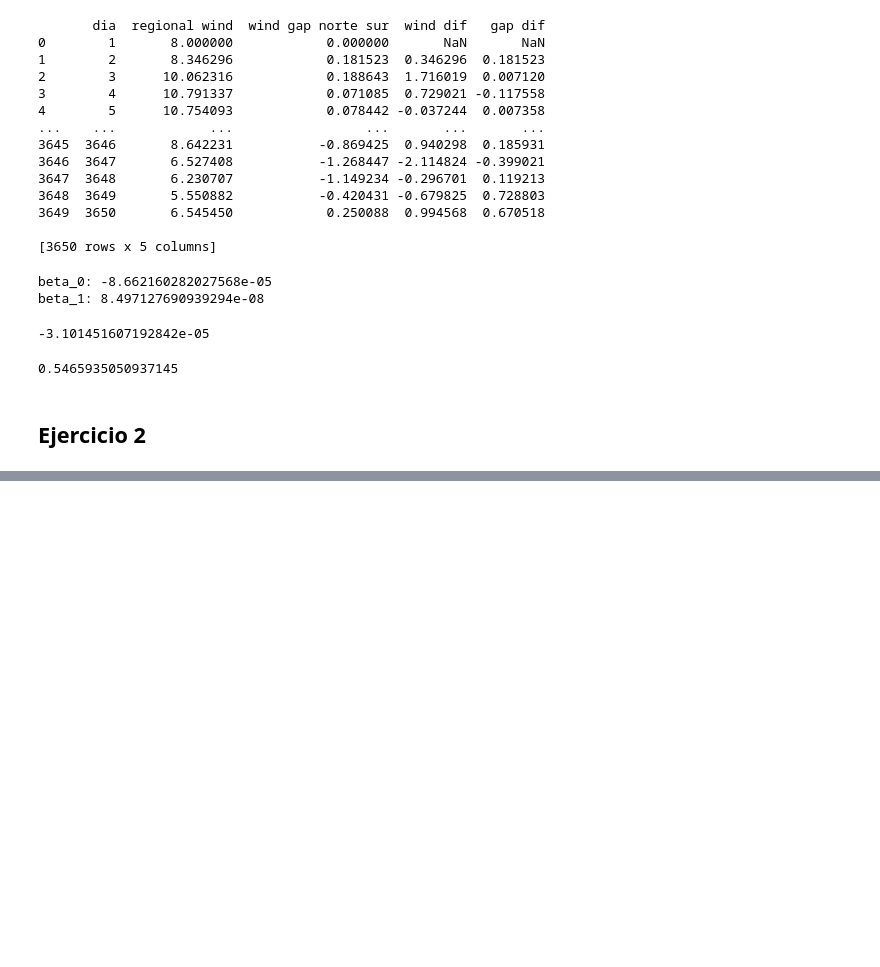
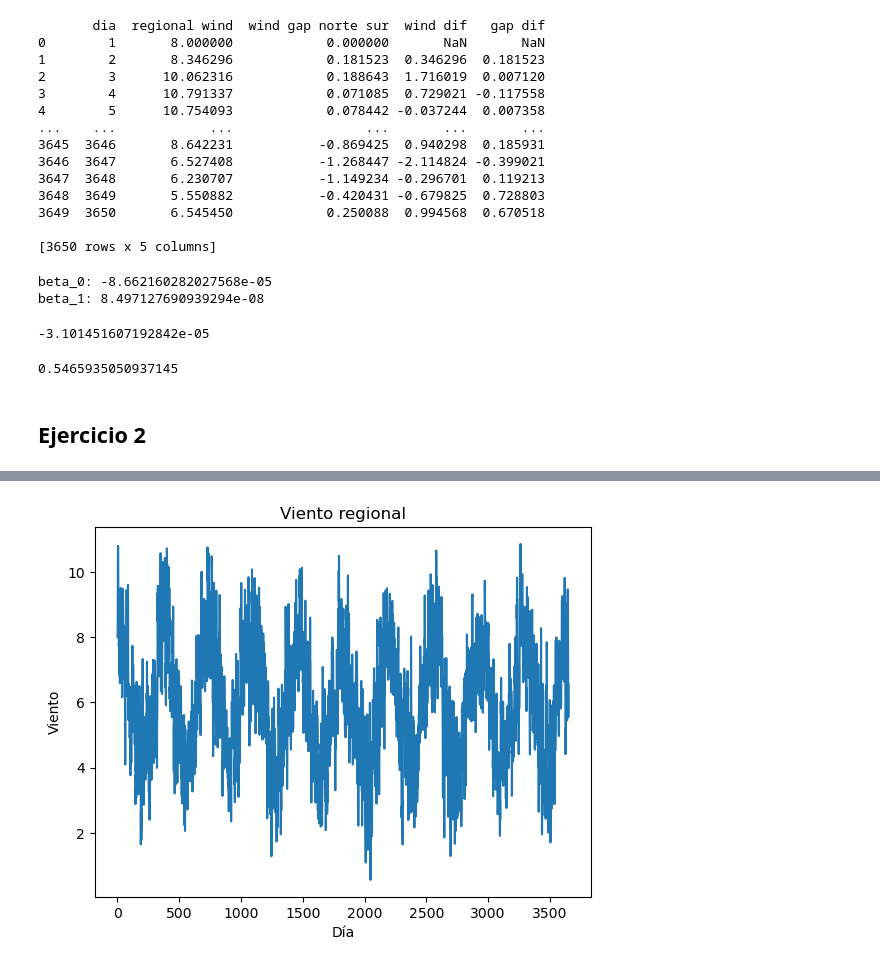
Before and after one commit to catadolhare/tp1_aplicaciones_cauzzo_dolhare_ekes_squillari, a Jupyter notebook: tp1.ipynb, the cells around one changed output, grey strips where cells are left out. Cells and saved outputs as stored; diff of their text form; code cells hidden in the pictures; blank space fills up the shorter version.

```diff
--- a/tp1.ipynb
+++ b/tp1.ipynb
@@ -126,0 +150,8 @@ for i in range(1, 365):
+# %%
+plt.plot(datos['dia'], datos['regional wind'])
+plt.title('Viento regional')
+plt.xlabel('Día')
+plt.ylabel('Viento')
+plt.show()
+# %% [output]
+[figure, added]
```
Also changed, not shown: parts of 6 cells of this notebook.
